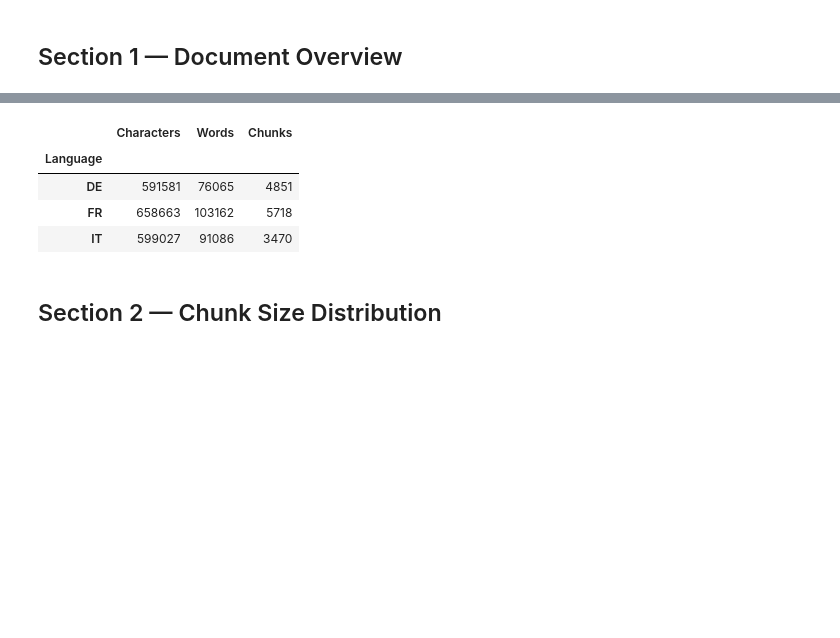
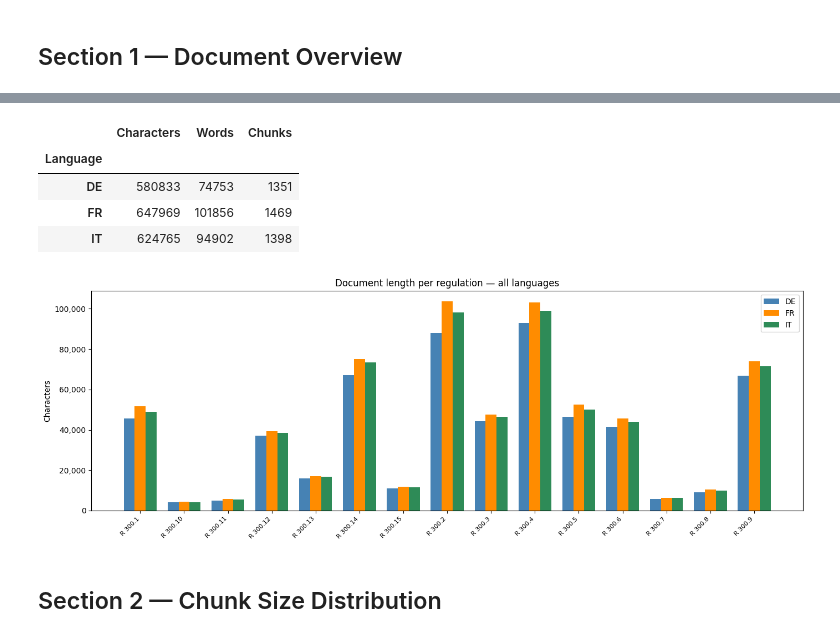
Before and after one commit to WpnSta/CAS_Project_tRAG, a Jupyter notebook: notebooks/explore.ipynb, the cells around one changed output, grey strips where cells are left out. Drawn from its saved outputs; the diff is of its cells as text; code cells hidden in the pictures; blank space fills up the shorter version.

```diff
--- a/notebooks/explore.ipynb
+++ b/notebooks/explore.ipynb
@@ -110,0 +111,17 @@ Total chunks    : 14039
+# %%
+# Diagnostic: how many chunks are below CHUNK_MIN_CHARS and why?
+short = [r for r in chunk_records if len(r["text"]) < CHUNK_MIN_CHARS]
+print(f"Chunks below CHUNK_MIN_CHARS ({CHUNK_MIN_CHARS}): {len(short)} of {len(chunk_records)} "
+      f"({100*len(short)/len(chunk_records):.1f}%)")
+
+by_lang = {}
+for r in short:
+    by_lang[r["language"]] = by_lang.get(r["language"], 0) + 1
+for lang, count in sorted(by_lang.items()):
+    print(f"  {lang}: {count} short chunks")
+
+print("\nSample short chunks:")
+for r in short[:5]:
+    print(f"\n  [{r['regulation_number']} §{r.get('section_id','')}] "
+          f"len={len(r['text'])} chars")
+    print(f"  {repr(r['text'][:120])}")
@@ -214,27 +235,49 @@ for lang in LANGUAGES:
 # %%
 # Combined summary across all three languages
 combined_rows = []
 for lang in LANGUAGES:
     for doc in docs_by_lang[lang]:
         doc_chunks = [c for c in chunks_by_lang[lang]
                       if c["source_file"] == doc["source_file"]]
         combined_rows.append({
             "Language":   lang.upper(),
             "Regulation": doc["regulation_number"],
             "Characters": len(doc["text"]),
             "Words":      len(doc["text"].split()),
             "Chunks":     len(doc_chunks),
         })
 
 df_combined = pd.DataFrame(combined_rows)
 display(df_combined.groupby("Language")[["Characters", "Words", "Chunks"]]
         .sum().rename(columns=str.capitalize))
+
+# Grouped bar chart: document length per regulation, all three languages side by side
+regs   = sorted(df_combined["Regulation"].unique())
+x      = np.arange(len(regs))
+width  = 0.25
+colors = {"DE": "steelblue", "FR": "darkorange", "IT": "seagreen"}
+
+fig, ax = plt.subplots(figsize=(14, 5))
+for i, lang in enumerate(["DE", "FR", "IT"]):
+    subset = df_combined[df_combined["Language"] == lang].set_index("Regulation")
+    values = [subset.loc[r, "Characters"] if r in subset.index else 0 for r in regs]
+    ax.bar(x + (i - 1) * width, values, width, label=lang, color=colors[lang])
+
+ax.set_xticks(x)
+ax.set_xticklabels(regs, rotation=45, ha="right", fontsize=8)
+ax.set_ylabel("Characters")
+ax.set_title("Document length per regulation — all languages")
+ax.yaxis.set_major_formatter(ticker.FuncFormatter(lambda v, _: f"{int(v):,}"))
+ax.legend()
+plt.tight_layout()
+plt.show()
 # %% [output]
 |  | Characters | Words | Chunks |
 | Language |  |  |  |
-| DE | 591581 | 76065 | 4851 |
-| FR | 658663 | 103162 | 5718 |
-| IT | 599027 | 91086 | 3470 |
+| DE | 580833 | 74753 | 1351 |
+| FR | 647969 | 101856 | 1469 |
+| IT | 624765 | 94902 | 1398 |
+[figure, added]
 # %% [markdown]
 ## Section 2 — Chunk Size Distribution
 # %%
```
Also changed, not shown: parts of 13 cells of this notebook, 3 other files.
